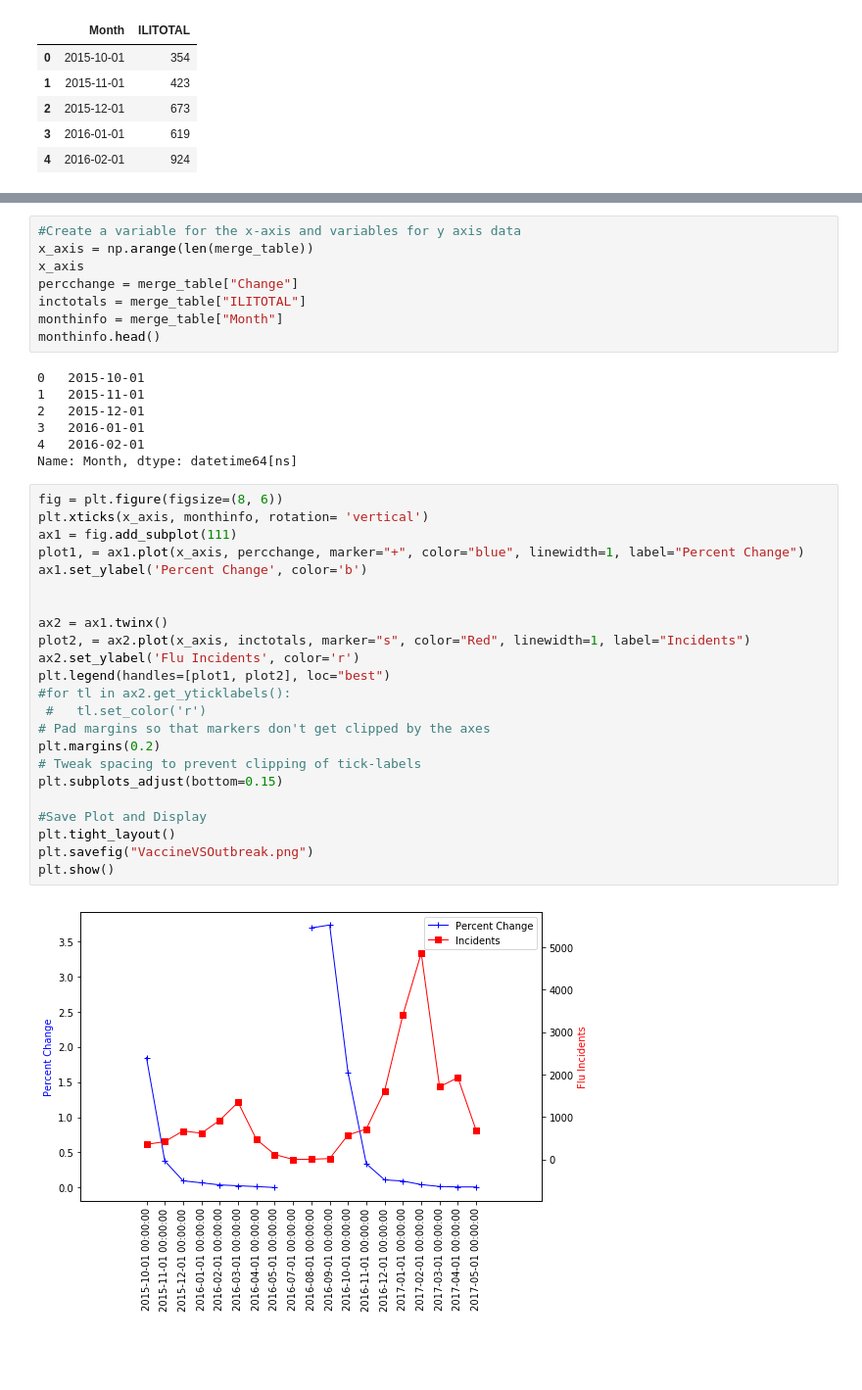
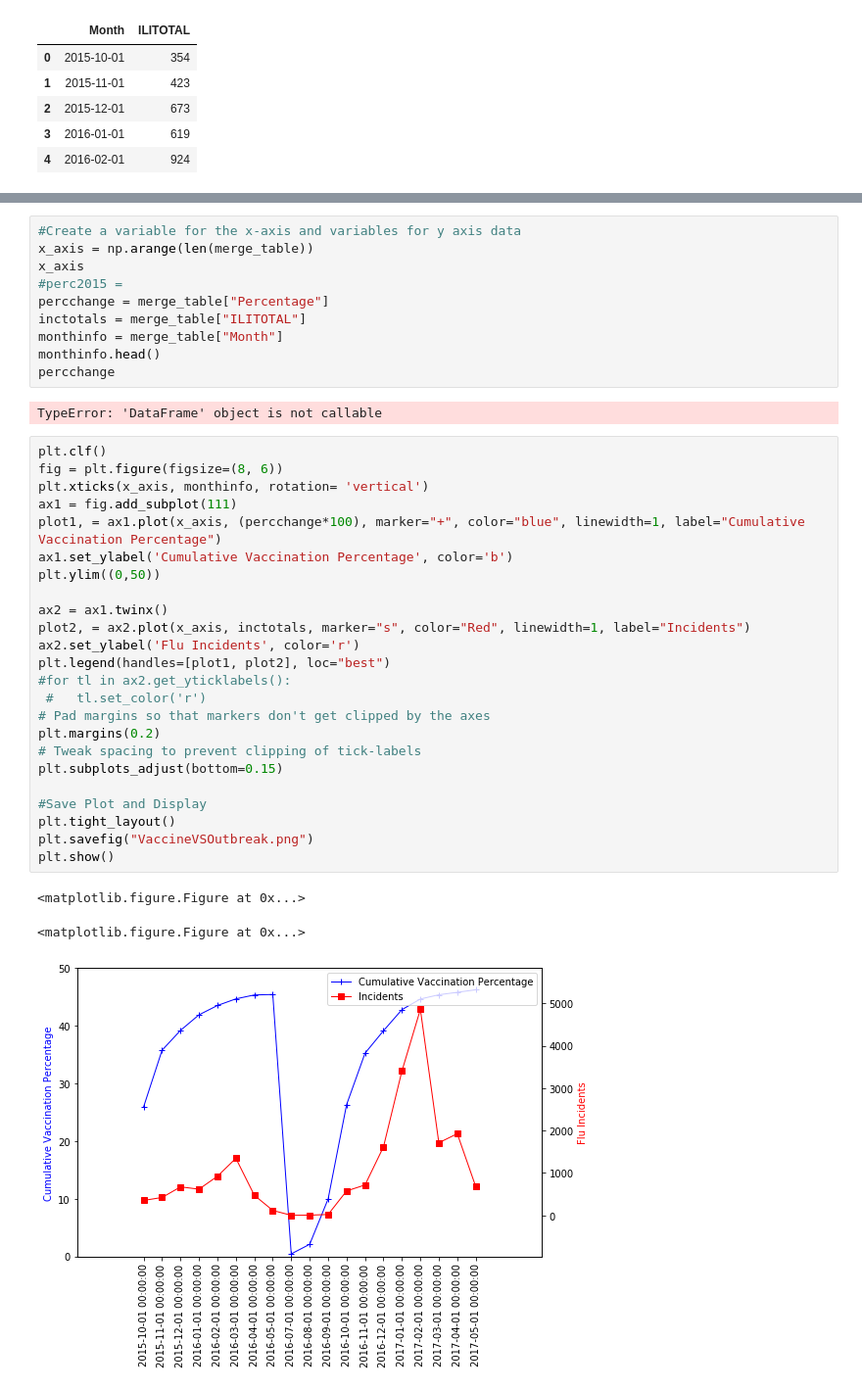
Before and after one commit to giolee88/FluTracker, a Jupyter notebook: Code/Vaccine.ipynb, the cells around one changed output, grey strips where cells are left out. Shown: that part at 98% size. Drawn from its saved outputs; the diff is of its cells as text; blank space fills up the shorter version.

```diff
--- a/Code/Vaccine.ipynb
+++ b/Code/Vaccine.ipynb
@@ -101,39 +112,39 @@ merge_table.head()
 #Create a variable for the x-axis and variables for y axis data
 x_axis = np.arange(len(merge_table))
 x_axis
-percchange = merge_table["Change"]
+#perc2015 =
+percchange = merge_table["Percentage"]
 inctotals = merge_table["ILITOTAL"]
 monthinfo = merge_table["Month"]
 monthinfo.head()
+percchange
 # %% [output]
-0   2015-10-01
-1   2015-11-01
-2   2015-12-01
-3   2016-01-01
-4   2016-02-01
-Name: Month, dtype: datetime64[ns]
+TypeError: 'DataFrame' object is not callable
 # %%
+plt.clf()
 fig = plt.figure(figsize=(8, 6))
 plt.xticks(x_axis, monthinfo, rotation= 'vertical')
 ax1 = fig.add_subplot(111)
-plot1, = ax1.plot(x_axis, percchange, marker="+", color="blue", linewidth=1, label="Percent Change")
-ax1.set_ylabel('Percent Change', color='b')
-
+plot1, = ax1.plot(x_axis, (percchange*100), marker="+", color="blue", linewidth=1, label="Cumulative Vaccination Percentage")
+ax1.set_ylabel('Cumulative Vaccination Percentage', color='b')
+plt.ylim((0,50))
 
 ax2 = ax1.twinx()
 plot2, = ax2.plot(x_axis, inctotals, marker="s", color="Red", linewidth=1, label="Incidents")
 ax2.set_ylabel('Flu Incidents', color='r')
 plt.legend(handles=[plot1, plot2], loc="best")
 #for tl in ax2.get_yticklabels():
  #   tl.set_color('r')
 # Pad margins so that markers don't get clipped by the axes
 plt.margins(0.2)
 # Tweak spacing to prevent clipping of tick-labels
 plt.subplots_adjust(bottom=0.15)
 
 #Save Plot and Display
 plt.tight_layout()
 plt.savefig("VaccineVSOutbreak.png")
 plt.show()
 # %% [output]
+<matplotlib.figure.Figure at 0x...>
+<matplotlib.figure.Figure at 0x...>
-[figure, old version]
+[figure, new version]
```
Also changed, not shown: parts of 2 cells of this notebook, 4 other files.
